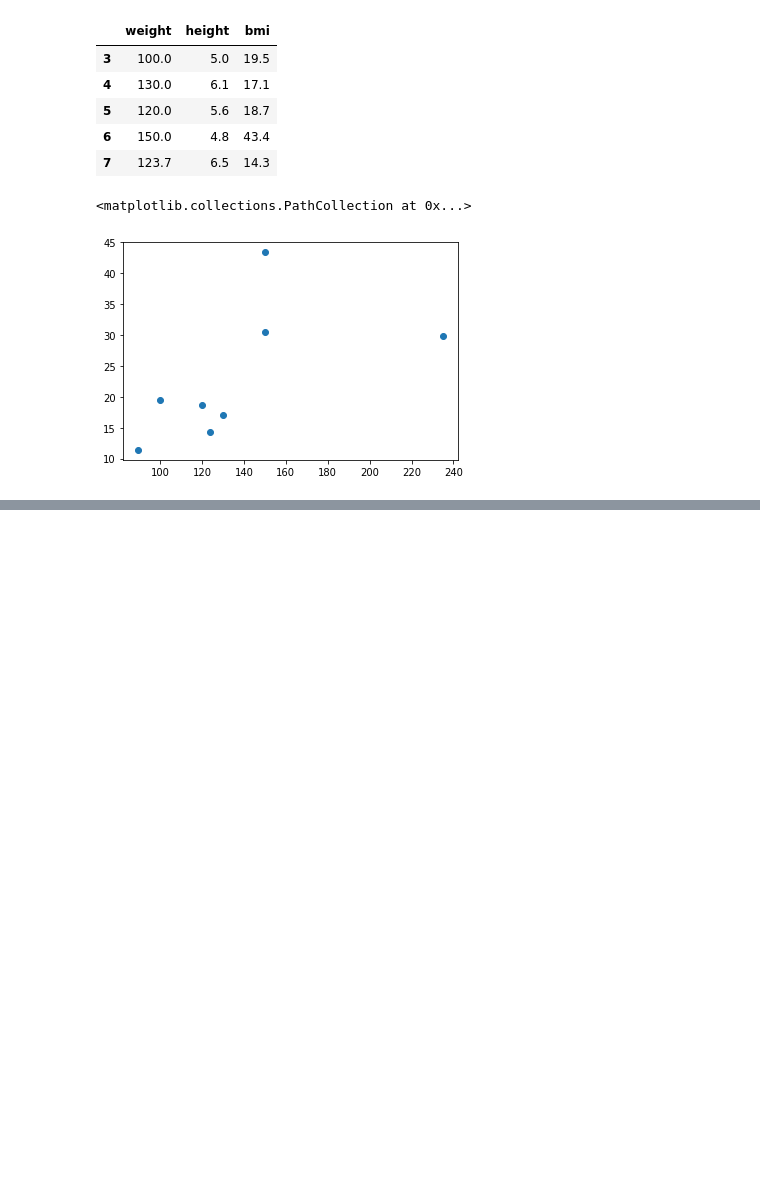
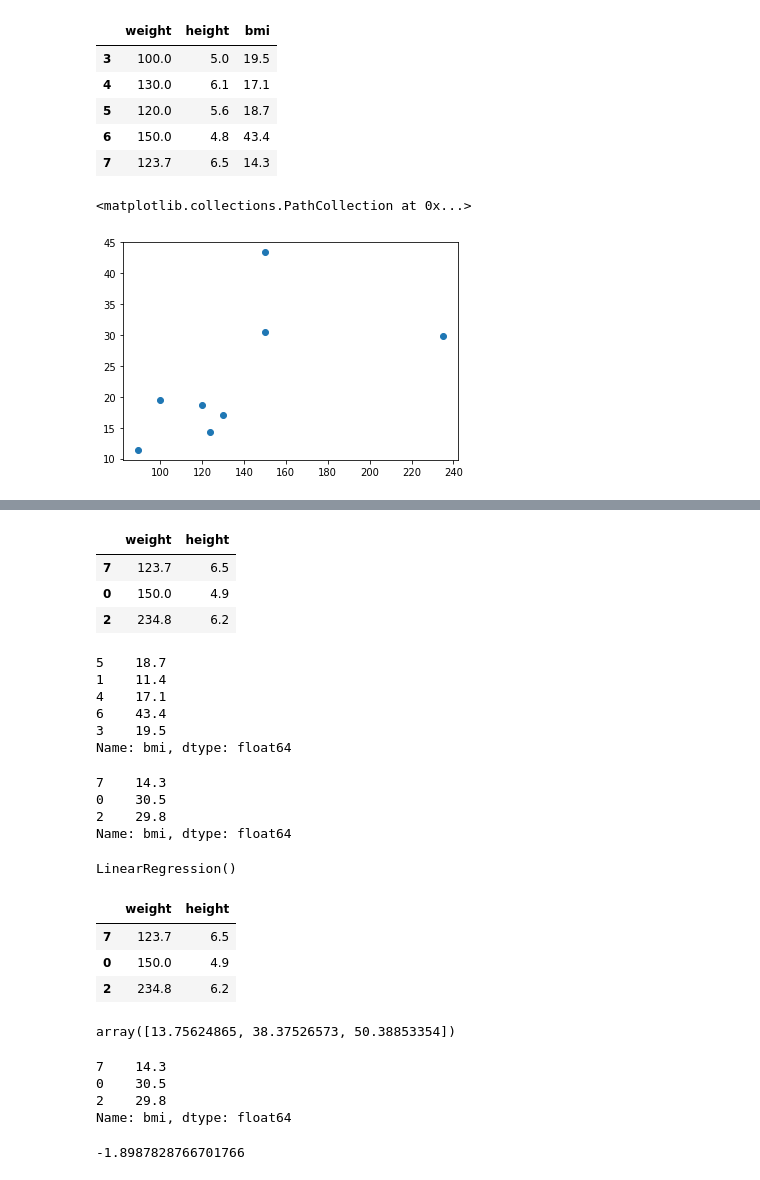
Before and after one commit to sanjibsinha/Machine-Learning-Primer, a Jupyter notebook: pm_ten.ipynb, the cells around one changed output, grey strips where cells are left out. Cells and saved outputs as stored; diff of their text form; code cells hidden in the pictures; blank space fills up the shorter version.

```diff
--- a/pm_ten.ipynb
+++ b/pm_ten.ipynb
@@ -28,0 +49,52 @@ plt.scatter(df['weight'],df['bmi'])
+# %%
+X_test
+# %% [output]
+|  | weight | height |
+| 7 | 123.7 | 6.5 |
+| 0 | 150.0 | 4.9 |
+| 2 | 234.8 | 6.2 |
+# %%
+y_train
+# %% [output]
+5    18.7
+1    11.4
+4    17.1
+6    43.4
+3    19.5
+Name: bmi, dtype: float64
+# %%
+y_test
+# %% [output]
+7    14.3
+0    30.5
+2    29.8
+Name: bmi, dtype: float64
+# %%
+from sklearn.linear_model import LinearRegression
+clf = LinearRegression()
+clf.fit(X_train, y_train)
+# %% [output]
+LinearRegression()
+# %%
+X_test
+# %% [output]
+|  | weight | height |
+| 7 | 123.7 | 6.5 |
+| 0 | 150.0 | 4.9 |
+| 2 | 234.8 | 6.2 |
+# %%
+
+clf.predict(X_test)
+# %% [output]
+array([13.75624865, 38.37526573, 50.38853354])
+# %%
+y_test
+# %% [output]
+7    14.3
+0    30.5
+2    29.8
+Name: bmi, dtype: float64
+# %%
+clf.score(X_test, y_test)
+# %% [output]
+-1.8987828766701766
```
Also changed, not shown: parts of 4 cells of this notebook.
